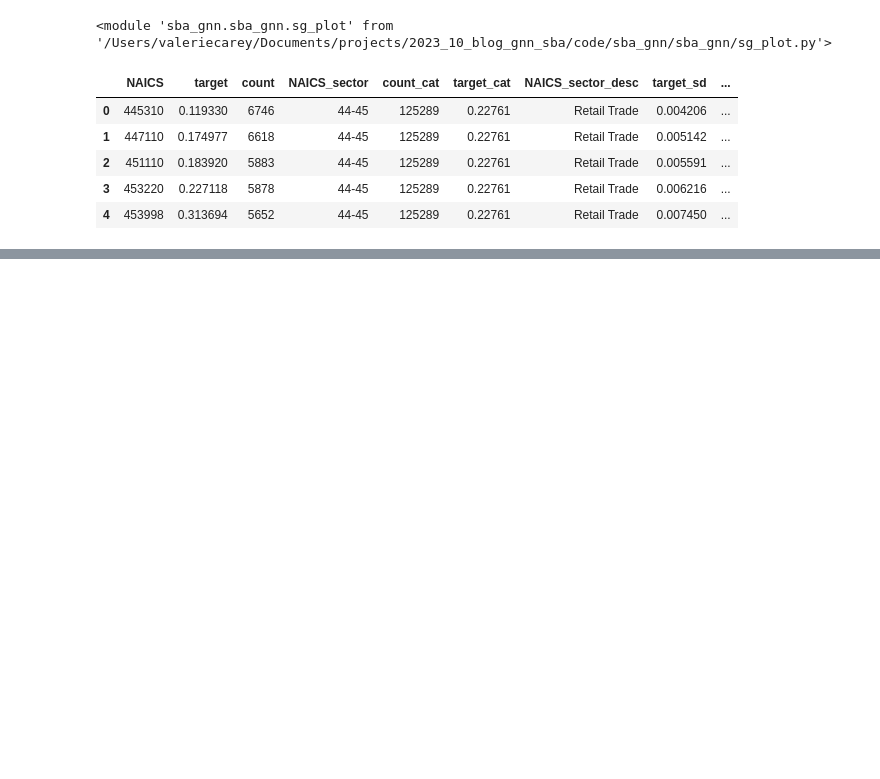
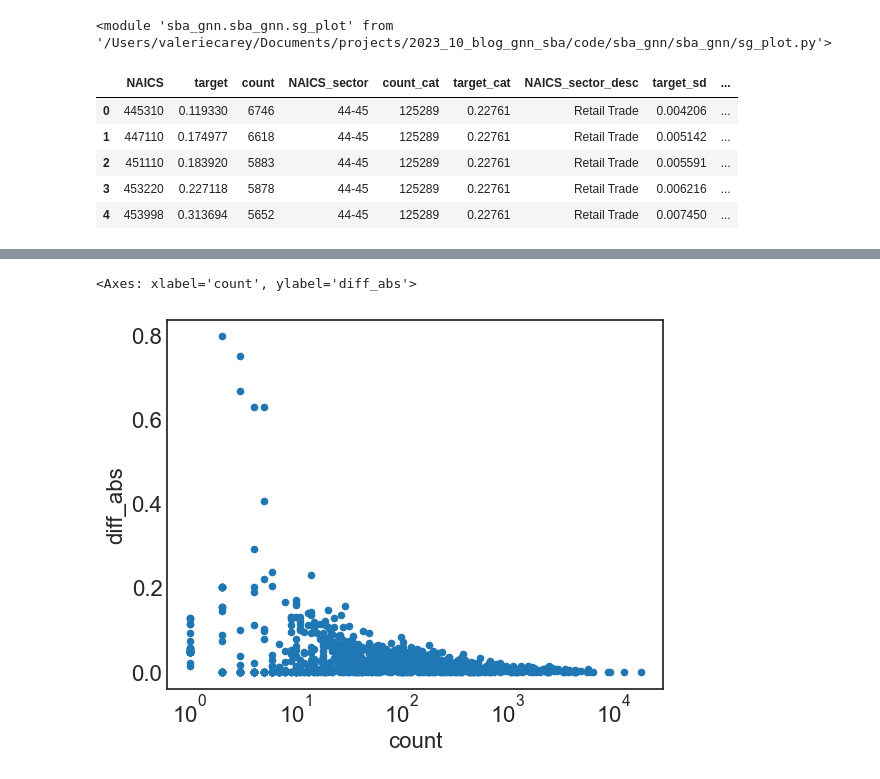
Before and after one commit to vla6/Blog_gnn_naics, a Jupyter notebook: 02_descriptives.ipynb, the cells around one changed output, grey strips where cells are left out. Drawn from its saved outputs; the diff is of its cells as text; code cells hidden in the pictures; blank space fills up the shorter version.

```diff
--- a/02_descriptives.ipynb
+++ b/02_descriptives.ipynb
@@ -310,0 +499,23 @@ naics_info[naics_info['count'] > 100] \
+# %%
+train_naics_mean = train_df.groupby('NAICS')['target'].agg(['mean', 'count']) \
+    .set_axis(['target', 'count'], axis=1) \
+    .reset_index()
+# %%
+train_sector_mean = train_df.groupby('NAICS_sector')['target'].agg('mean') \
+    .rename('sector_mean') \
+    .reset_index()
+# %%
+naics_menc_info = train_df \
+    .groupby('NAICS')[['NAICS_sector', 'menc_NAICS', 'menc_grp_NAICS']].agg('first') \
+    .reset_index() \
+    .merge(train_naics_mean, on='NAICS') \
+    .merge(train_sector_mean, on='NAICS_sector')
+# %%
+naics_menc_info['diff'] = naics_menc_info['menc_NAICS'] - naics_menc_info['menc_grp_NAICS']
+naics_menc_info['diff_abs'] = np.abs(naics_menc_info['diff'])
+# %%
+naics_menc_info.plot(x='count', y='diff_abs', kind='scatter',
+                    logx=True)
+# %% [output]
+<Axes: xlabel='count', ylabel='diff_abs'>
+[figure, added]
```
Also changed, not shown: parts of 48 cells of this notebook, 49 other files.
